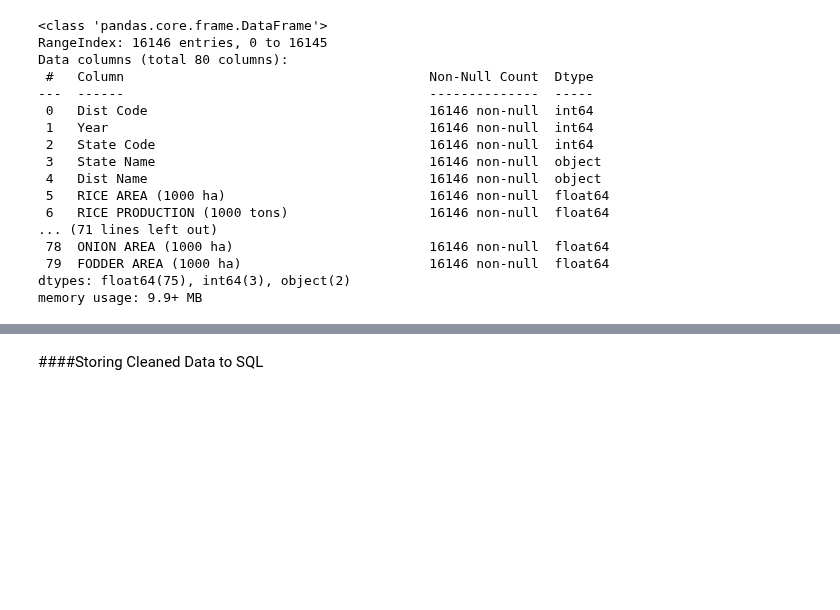
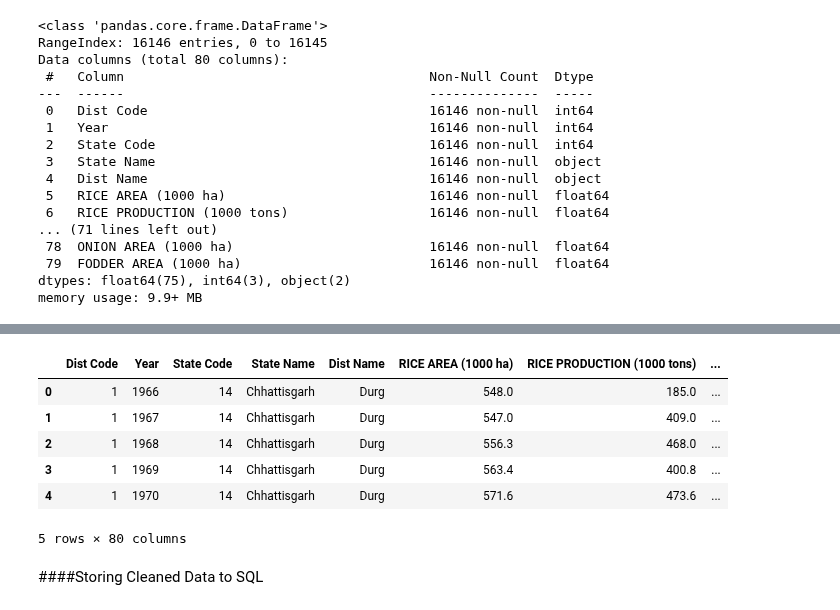
Before and after one commit to Infant-Joshva/Data-Science-learning-path, a Jupyter notebook: Mini_Project_2(AgriData_Explorer)Git/Mini_Project_2(AgriData_Explorer).ipynb, the cells around one changed output, grey strips where cells are left out. Drawn from its saved outputs; the diff is of its cells as text; code cells hidden in the pictures; blank space fills up the shorter version.

```diff
--- a/Mini_Project_2(AgriData_Explorer)Git/Mini_Project_2(AgriData_Explorer).ipynb
+++ b/Mini_Project_2(AgriData_Explorer)Git/Mini_Project_2(AgriData_Explorer).ipynb
@@ -64,0 +84,10 @@ memory usage: 9.9+ MB
+# %%
+agri_df.head()
+# %% [output]
+|  | Dist Code | Year | State Code | State Name | Dist Name | RICE AREA (1000 ha) | RICE PRODUCTION (1000 tons) | ... |
+| 0 | 1 | 1966 | 14 | Chhattisgarh | Durg | 548.0 | 185.0 | ... |
+| 1 | 1 | 1967 | 14 | Chhattisgarh | Durg | 547.0 | 409.0 | ... |
+| 2 | 1 | 1968 | 14 | Chhattisgarh | Durg | 556.3 | 468.0 | ... |
+| 3 | 1 | 1969 | 14 | Chhattisgarh | Durg | 563.4 | 400.8 | ... |
+| 4 | 1 | 1970 | 14 | Chhattisgarh | Durg | 571.6 | 473.6 | ... |
+5 rows × 80 columns
```
Also changed, not shown: parts of 3 cells of this notebook.
